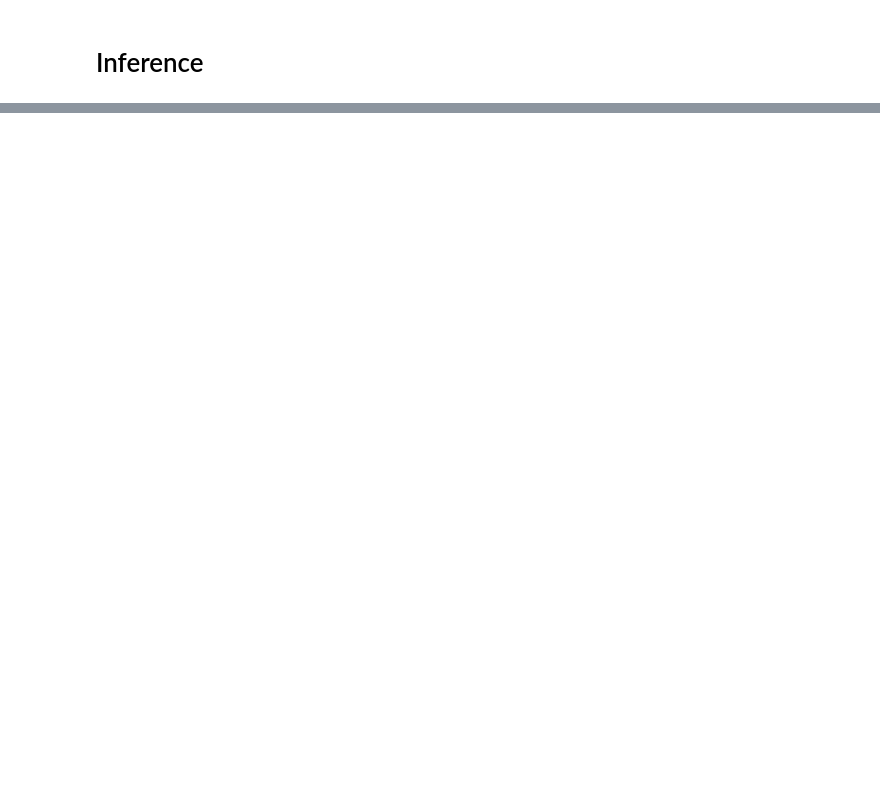
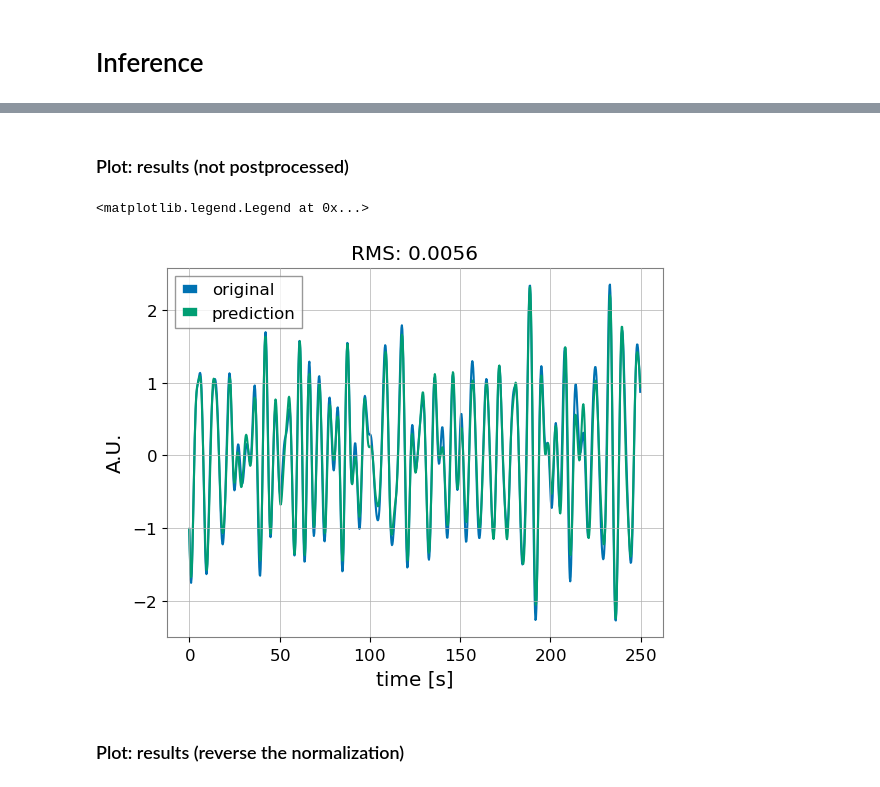
Before and after one commit to chreissel/ML4Seismic, a Jupyter notebook: StateSpaceModel.ipynb, the cells around one changed output, grey strips where cells are left out. Cells and saved outputs as stored; diff of their text form; code cells hidden in the pictures; blank space fills up the shorter version.

```diff
--- a/StateSpaceModel.ipynb
+++ b/StateSpaceModel.ipynb
@@ -366,0 +307,3 @@ NameError: name 'dc' is not defined
+# %%
+pred = np.concatenate(pred, axis=0)
+pred = pred[:,:,0]
@@ -366,0 +341,22 @@ NameError: name 'dc' is not defined
+# %%
+pred = overlap_add(pred, noverlap, 'hanning')
+# %%
+true = test_data[9,:]
+
+# remove first and last kernel
+true = true[60*4:-60*4]
+pred = pred[60*4:-60*4]
+# %% [markdown]
+### Plot: results (not postprocessed)
+# %%
+plt.plot(np.arange(0,1000/4.,1/4.), true[:1000], label='original', color='#0072B2')
+plt.plot(np.arange(0,1000/4.,1/4.), pred[:1000], label='prediction', color='#009E73')
+plt.title('RMS: %.4f' %(np.sqrt(np.mean((pred-true))**2)))
+plt.xlabel('time [s]')
+plt.ylabel('A.U.')
+plt.legend()
+# %% [output]
+<matplotlib.legend.Legend at 0x...>
+[figure, added]
+# %% [markdown]
+### Plot: results (reverse the normalization)
```
Also changed, not shown: parts of 25 cells of this notebook.
